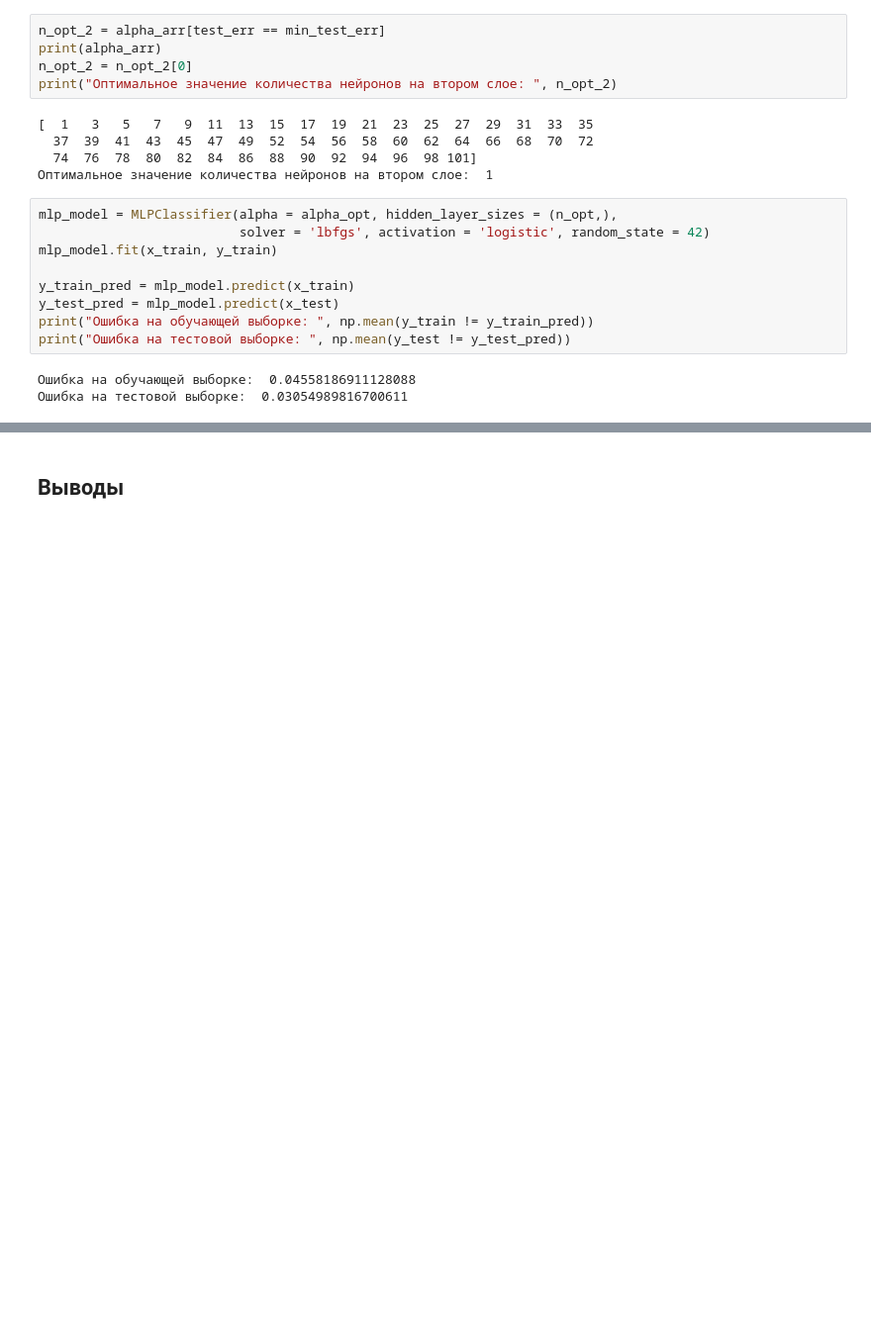
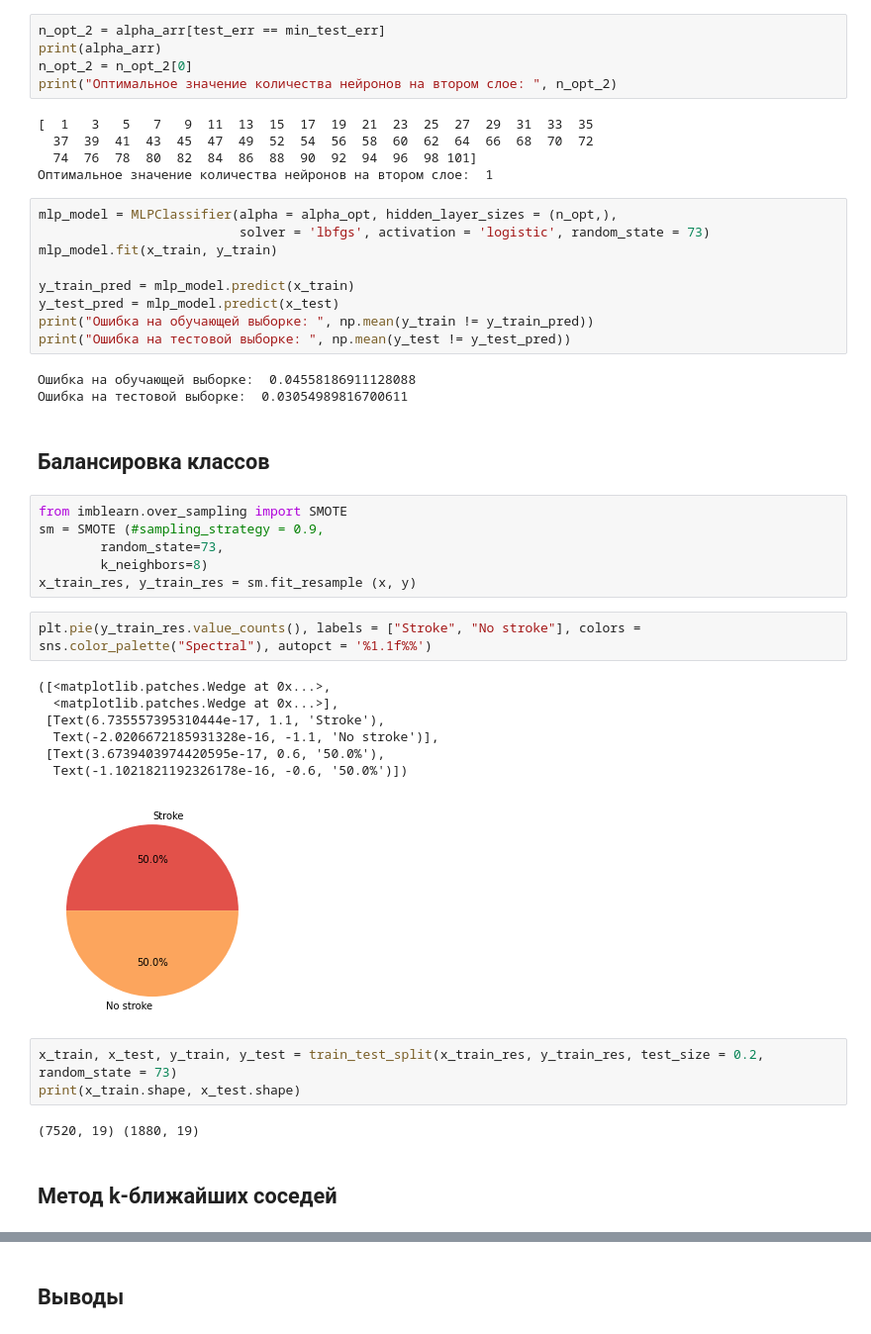
Before and after one commit to hrewhwreh/MachineLearningUNN, a Jupyter notebook: Home Task 1.ipynb, the cells around one changed output, grey strips where cells are left out. Shown at 99% size. Saved outputs shown, nothing was run; the diff lists cells and outputs as text; blank space fills up the shorter version.

```diff
--- a/Home Task 1.ipynb
+++ b/Home Task 1.ipynb
@@ -490,7 +502,7 @@ print("Оптимальное значение количества нейрон
 Оптимальное значение количества нейронов на втором слое:  1
 # %%
 mlp_model = MLPClassifier(alpha = alpha_opt, hidden_layer_sizes = (n_opt,),
-                          solver = 'lbfgs', activation = 'logistic', random_state = 42)
+                          solver = 'lbfgs', activation = 'logistic', random_state = 73)
 mlp_model.fit(x_train, y_train)
 
 y_train_pred = mlp_model.predict(x_train)
@@ -500,3 +512,28 @@ print("Ошибка на тестовой выборке: ", np.mean(y_test != y
 # %% [output]
 Ошибка на обучающей выборке:  0.04558186911128088
 Ошибка на тестовой выборке:  0.03054989816700611
+# %% [markdown]
+## Балансировка классов
+# %%
+from imblearn.over_sampling import SMOTE
+sm = SMOTE (#sampling_strategy = 0.9,
+	    random_state=73,
+	    k_neighbors=8)
+x_train_res, y_train_res = sm.fit_resample (x, y)
+# %%
+plt.pie(y_train_res.value_counts(), labels = ["Stroke", "No stroke"], colors = sns.color_palette("Spectral"), autopct = '%1.1f%%')
+# %% [output]
+([<matplotlib.patches.Wedge at 0x...>,
+  <matplotlib.patches.Wedge at 0x...>],
+ [Text(6.735557395310444e-17, 1.1, 'Stroke'),
+  Text(-2.0206672185931328e-16, -1.1, 'No stroke')],
+ [Text(3.6739403974420595e-17, 0.6, '50.0%'),
+  Text(-1.1021821192326178e-16, -0.6, '50.0%')])
+[figure, added]
+# %%
+x_train, x_test, y_train, y_test = train_test_split(x_train_res, y_train_res, test_size = 0.2, random_state = 73)
+print(x_train.shape, x_test.shape)
+# %% [output]
+(7520, 19) (1880, 19)
+# %% [markdown]
+## Метод k-ближайших соседей
```
Also changed, not shown: parts of 18 cells of this notebook.
